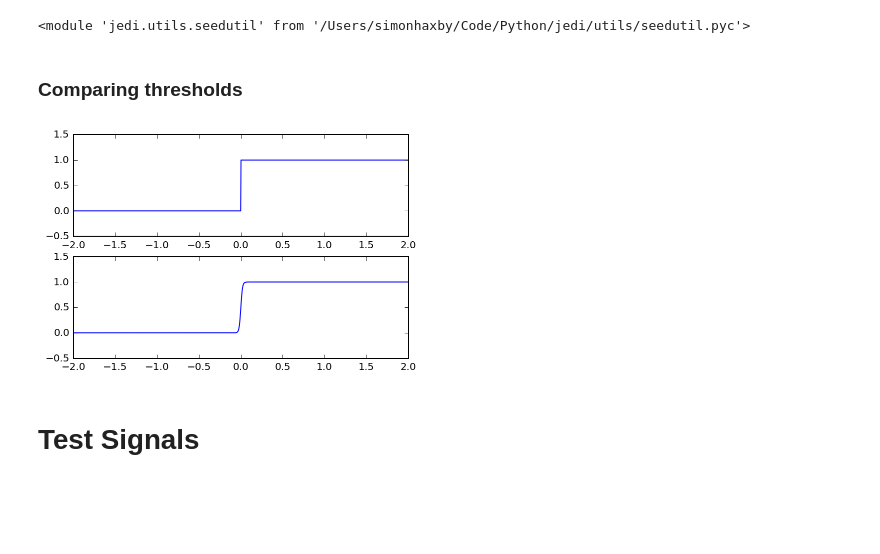
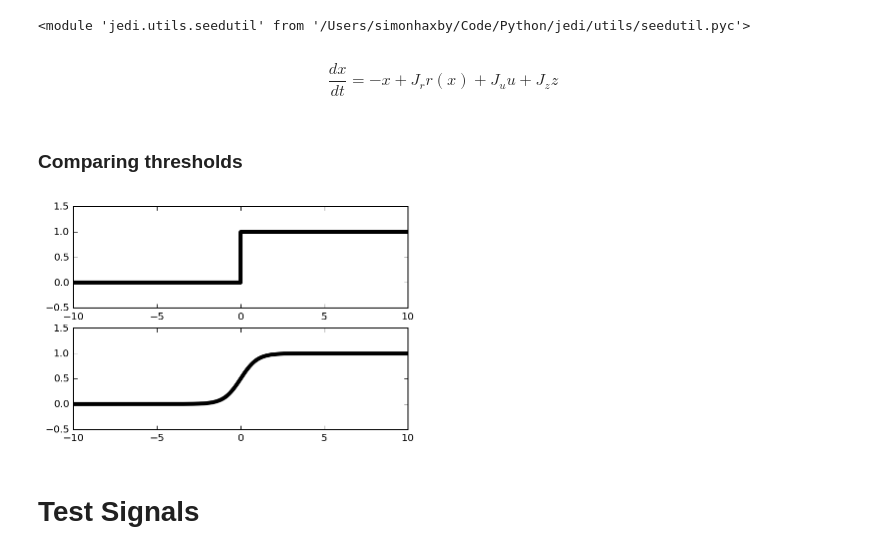
Before and after one commit to avicennax/jedi, a Jupyter notebook: notebooks/Plots.ipynb, the cells around one changed output. Saved outputs shown, nothing was run; the diff lists cells and outputs as text; code cells hidden in the pictures; blank space fills up the shorter version.

```diff
--- a/notebooks/Plots.ipynb
+++ b/notebooks/Plots.ipynb
@@ -28,20 +28,22 @@ reload(seedutil)
 # %%
 # Setting Seeds
 seeds = random.sample(range(100000), 1)
+# %% [markdown]
+$$ \frac{dx}{dt} = -x + J_r r(x) + J_u u + J_z z$$
 # %% [markdown]
 ### Comparing thresholds
 # %%
-t = linspace(-2,2,1000)
+t = linspace(-10,10,1000)
 plt.subplot(2,1,1)
-plt.plot(t, jedi.step_decode(t));
+plt.plot(t, jedi.step_decode(t),'k', lw=4);
 plt.ylim(-0.5,1.5)
 
-delta = 100
+delta = 2
 plt.subplot(2,1,2)
-plt.plot(t, jedi.sigmoid(delta, t));
+plt.plot(t, jedi.sigmoid(delta, t), 'k', lw=4);
 plt.ylim(-.5,1.5);
 # %% [output]
-[figure, old version]
+[figure, new version]
 # %% [markdown]
 # Test Signals
 # %% [markdown]
```
Also changed, not shown: parts of 13 cells of this notebook, 16 other files.
